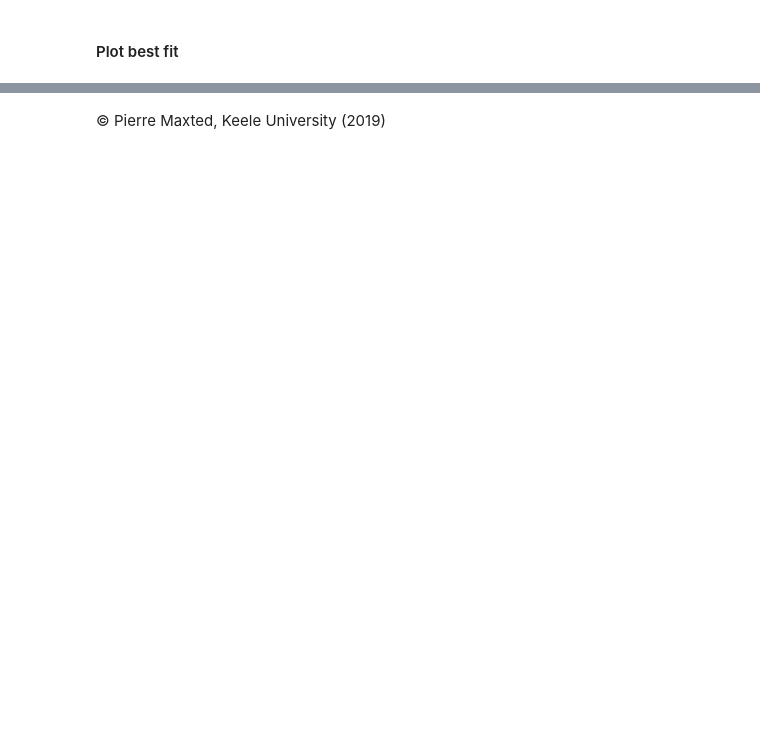
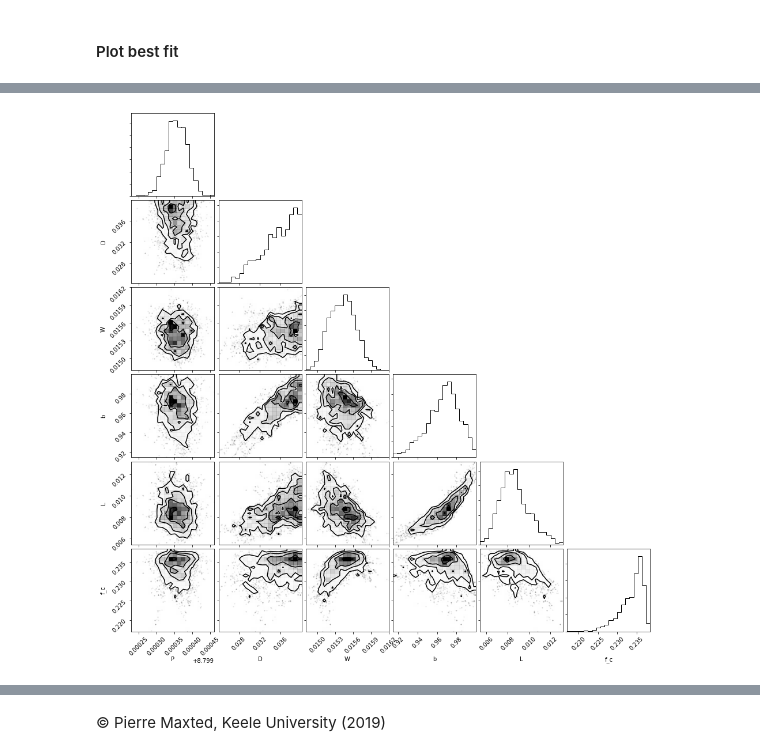
Before and after one commit to pmaxted/pycheops, a Jupyter notebook: pycheops/examples/Notebooks/TESS_light_curve_fit.ipynb, the cells around one changed output, grey strips where cells are left out. Cells and saved outputs as stored; diff of their text form; code cells hidden in the pictures; blank space fills up the shorter version.

```diff
--- a/pycheops/examples/Notebooks/TESS_light_curve_fit.ipynb
+++ b/pycheops/examples/Notebooks/TESS_light_curve_fit.ipynb
@@ -168,0 +183,27 @@ fig2.tight_layout();
+# %%
+def log_posterior(pos, model, time, flux,  params, varnames,
+        return_fit):
+
+    parcopy = params.copy()
+    for i, p in enumerate(varnames):
+        v = pos[i]
+        if (v < parcopy[p].min) or (v > parcopy[p].max):
+            return -np.inf
+        parcopy[p].value = v
+
+    fit = model.eval(parcopy, t=time)
+    if return_fit:
+        return fit
+
+    if False in np.isfinite(fit):
+        return -np.inf
+
+    lnprior = 0
+    for p in parcopy:
+        u = parcopy[p].user_data
+        if isinstance(u, UFloat):
+            lnprior += -0.5*((u.n - parcopy[p].value)/u.s)**2
+
+    s2 = np.exp(2*parcopy['log_sigma'].value)
+    lnlike = -0.5*(np.sum((flux-fit)**2/s2 + np.log(s2)))
+    return lnlike + lnprior
@@ -168,0 +284,6 @@ fig2.tight_layout();
+# %%
+import corner
+flat_samples = sampler.get_chain(flat=True)
+fig = corner.corner(flat_samples[:,2:8], labels=varnames[2:8]);
+# %% [output]
+[figure, added]
```
Also changed, not shown: parts of 20 cells of this notebook, 13 other files.
